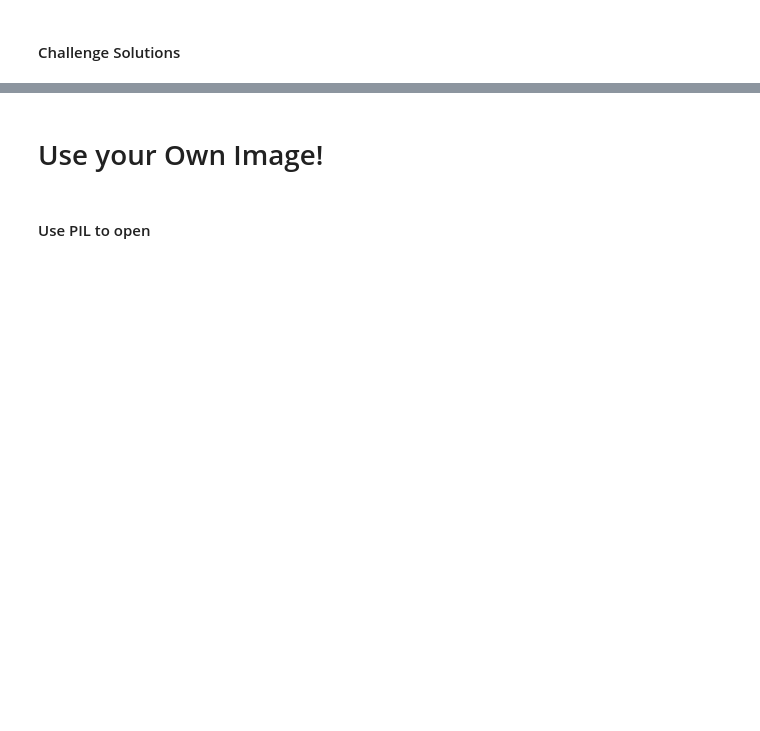
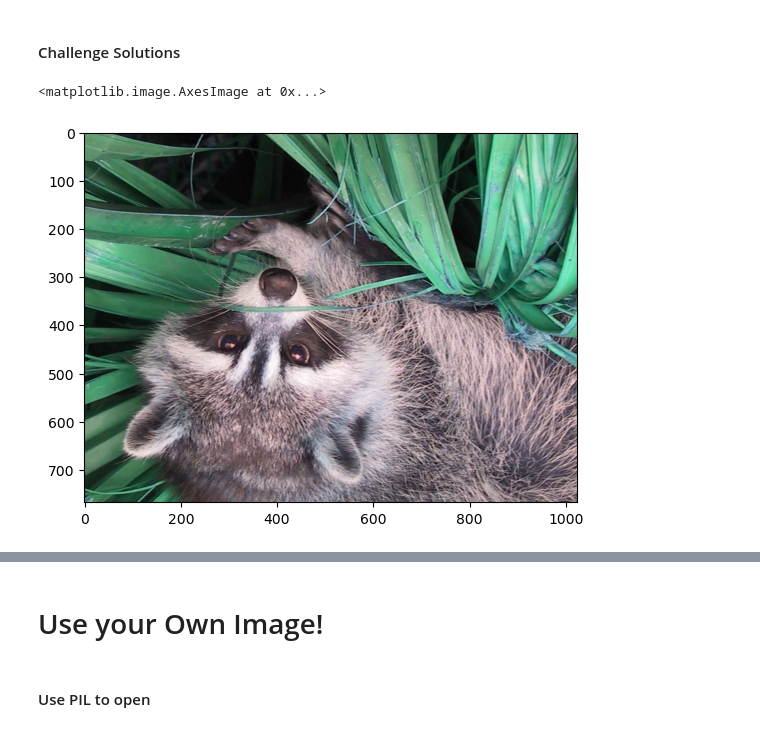
Before and after one commit to archie122/100-days-of-code, a Jupyter notebook: Day_72/Computation_with_NumPy_and_N_Dimensional_Arrays_(start).ipynb, the cells around one changed output, grey strips where cells are left out. Drawn from its saved outputs; the diff is of its cells as text; code cells hidden in the pictures; blank space fills up the shorter version.

```diff
--- a/Day_72/Computation_with_NumPy_and_N_Dimensional_Arrays_(start).ipynb
+++ b/Day_72/Computation_with_NumPy_and_N_Dimensional_Arrays_(start).ipynb
@@ -255,3 +320,9 @@ grey_vals = np.array([0.2126, 0.7152, 0.0722])
 <img src=https://i.imgur.com/cfFbuex.png>
 # %% [markdown]
 #### Challenge Solutions
+# %%
+img = misc.face()
+plt.imshow(np.flip(img))
+# %% [output]
+<matplotlib.image.AxesImage at 0x...>
+[figure, added]
```
Also changed, not shown: parts of 15 cells of this notebook.
